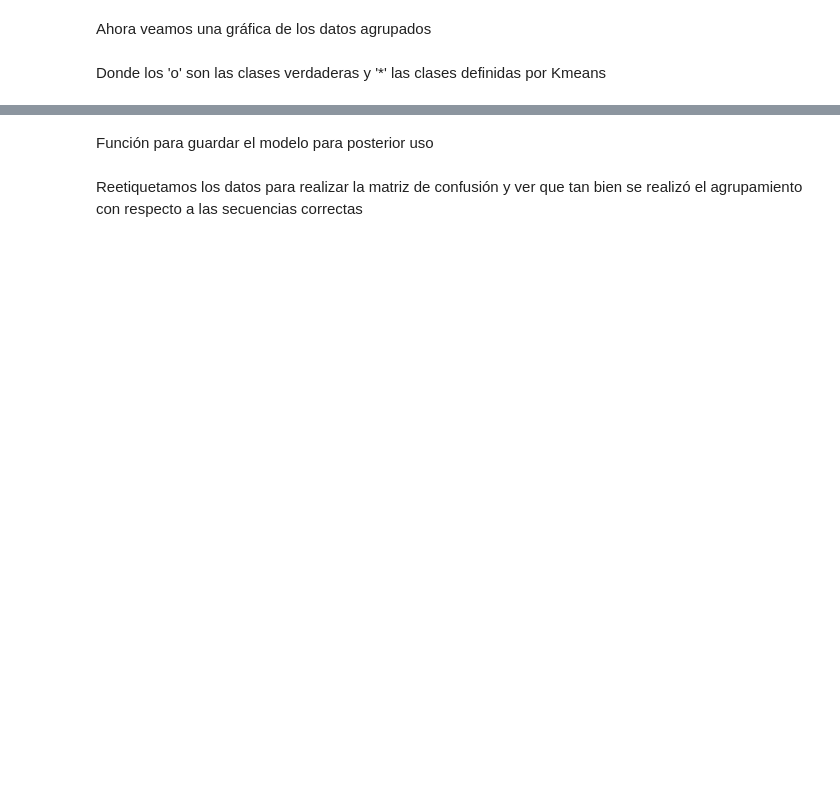
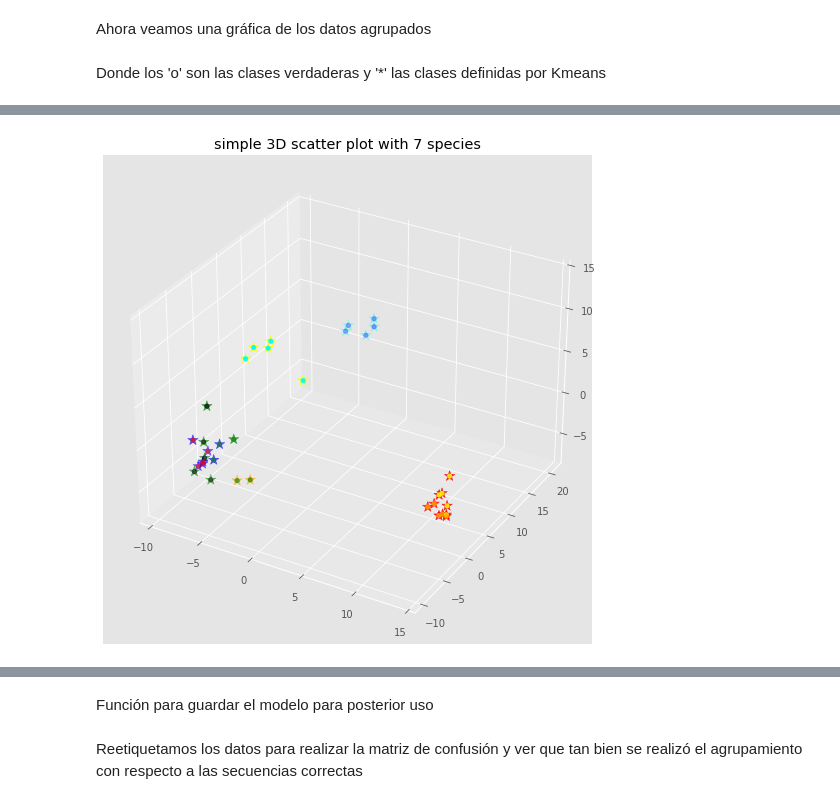
Before and after one commit to polbond/Clustering, a Jupyter notebook: ClusteringMedoids.ipynb, the cells around one changed output, grey strips where cells are left out. Saved outputs shown, nothing was run; the diff lists cells and outputs as text; code cells hidden in the pictures; blank space fills up the shorter version.

```diff
--- a/ClusteringMedoids.ipynb
+++ b/ClusteringMedoids.ipynb
@@ -310,7 +334,7 @@ Donde los 'o' son las clases verdaderas y '*' las clases definidas por Kmeans
 # Predicting the clusters
 k_labels = kmeans[6].predict(X_pca)
 
-%matplotlib notebook
+#%matplotlib notebook
 # Creating figure
 fig = plt.figure()
 ax = plt.axes(projection ="3d")
@@ -320,7 +344,7 @@ colores=['blue','red','green','blue','cyan','yellow','orange']
 predecir=[]
 for row in k_labels:
     predecir.append(colores[row])
-ax.scatter3D(X_pca[:, 0], X_pca[:, 1], X_pca[:, 2], marker='*',c=predecir,s=80)
+ax.scatter3D(X_pca[:, 0], X_pca[:, 1], X_pca[:, 2], marker='*',c=predecir,s=120)
 ax.scatter3D(X_pca[:, 0], X_pca[:, 1], X_pca[:, 2], marker='o',c=asignar,s=20)
 plt.title("simple 3D scatter plot with 7 species")
 
@@ -332,3 +354,4 @@ plt.show()
+[figure, added]
 # %%
 print(Y)
 print(k_labels)
```
Also changed, not shown: parts of 28 cells of this notebook, 5 other files.
